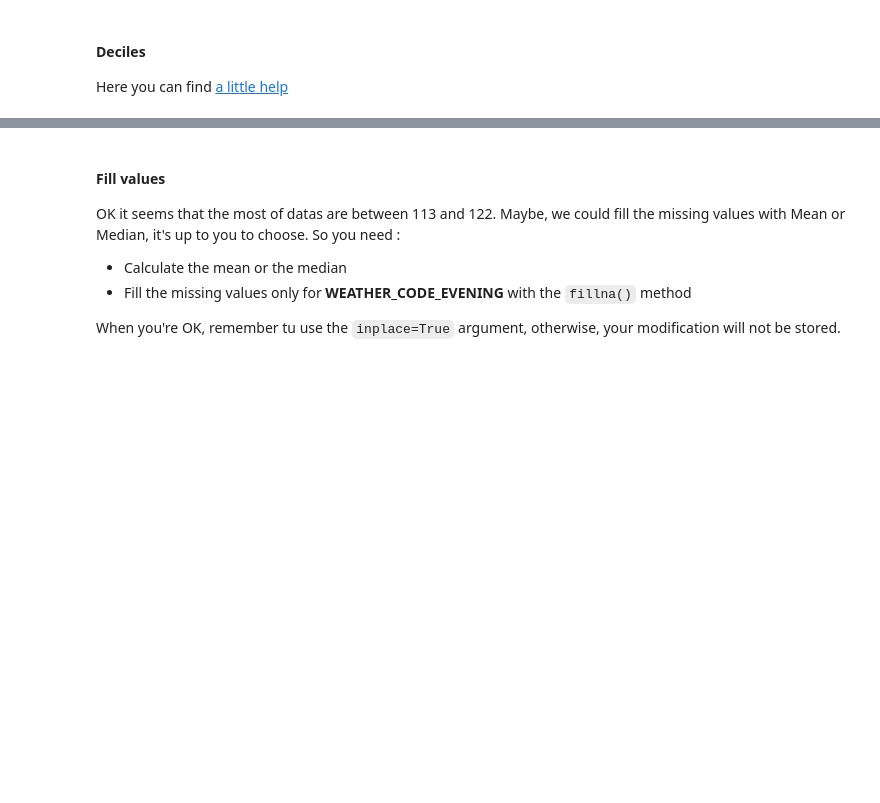
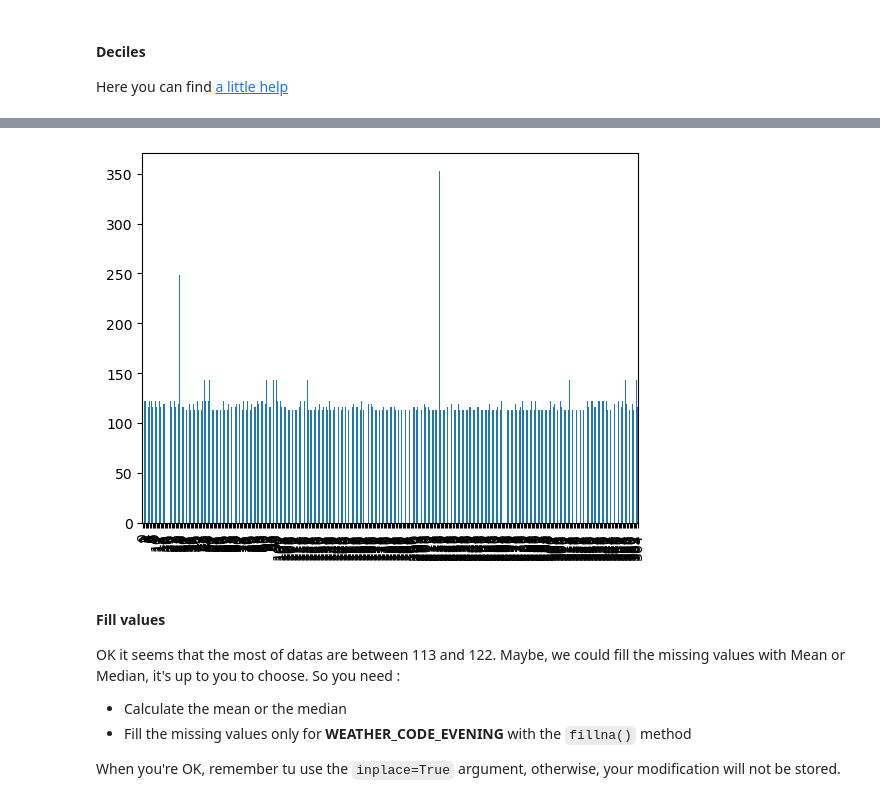
Before and after one commit to bigmoletos/WildCodeSchool_formation_IA_nov2023, a Jupyter notebook: quêtes/Semaine5/Pandas/Pandas/FD_2.1 Pandas_Merge and fill Missing values.ipynb, the cells around one changed output, grey strips where cells are left out. Drawn from its saved outputs; the diff is of its cells as text; code cells hidden in the pictures; blank space fills up the shorter version.

```diff
--- a/quêtes/Semaine5/Pandas/Pandas/FD_2.1 Pandas_Merge and fill Missing values.ipynb
+++ b/quêtes/Semaine5/Pandas/Pandas/FD_2.1 Pandas_Merge and fill Missing values.ipynb
@@ -234,0 +243,17 @@ Here you can find [a little help](https://pandas.pydata.org/docs/reference/api/p
+# %%
+
+
+# Calcul des deciles avec liste en comprehension
+deciles = [i/10 for i in range(1, 10)]
+# boucle sur chaque decile pour afficher la valeur
+for decile in deciles:
+    value = df2018["WEATHER_CODE_EVENING"].quantile(decile)
+    print(f"{decile*100:.1f}% decile= {value}") #formatage des deciles en %
+
+# Calcule du minimum et du maximum
+minimum = df2018["WEATHER_CODE_EVENING"].min()
+maximum = df2018["WEATHER_CODE_EVENING"].max()
+
+
+print(f"Minimum: {minimum}")
+print(f"Maximum: {maximum}")
@@ -235,3 +272,12 @@ Here you can find [a little help](https://pandas.pydata.org/docs/reference/api/p
+# %%
+values = [minimum] + [deciles] + [maximum]
+
+# Graphique à barres avec les values
+ax = df2018['WEATHER_CODE_EVENING'].plot(kind='bar', y=values)
+
+# Ajout des étiquettes
+# %% [output]
+[figure, added]
 # %% [markdown]
 #### Fill values
 OK it seems that the most of datas are between 113 and 122. Maybe, we could fill the missing values with Mean or Median, it's up to you to choose. So you need :
```
Also changed, not shown: parts of 13 cells of this notebook.
